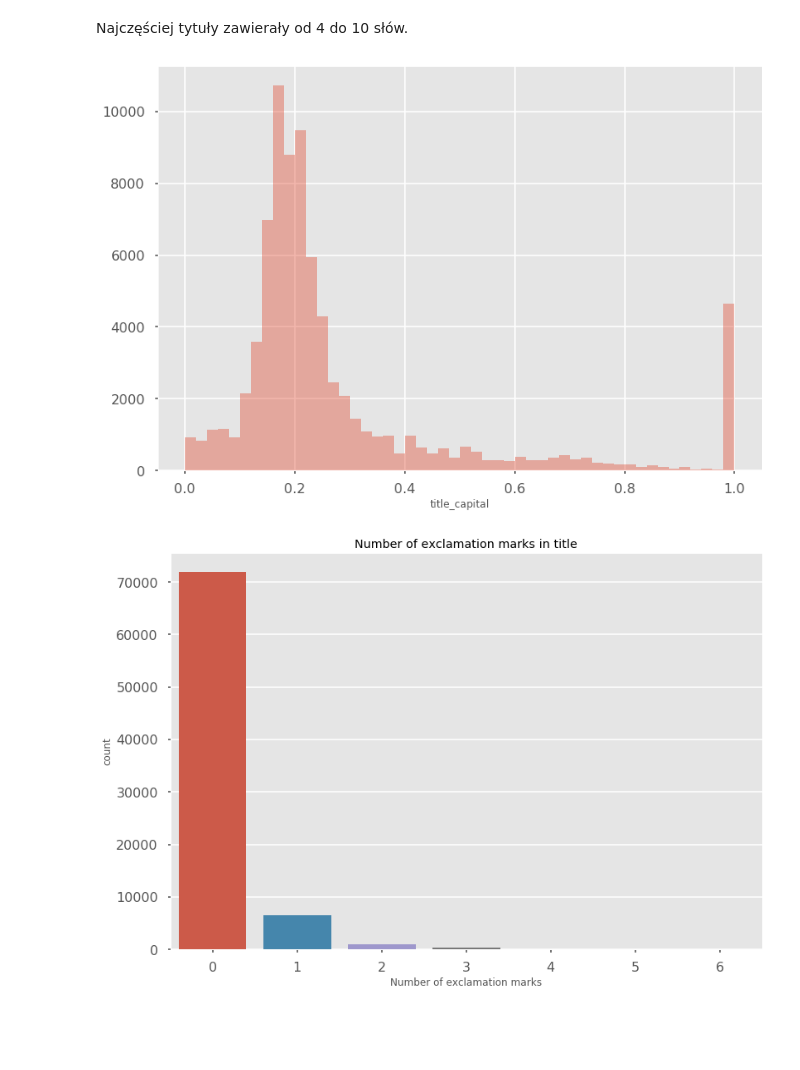
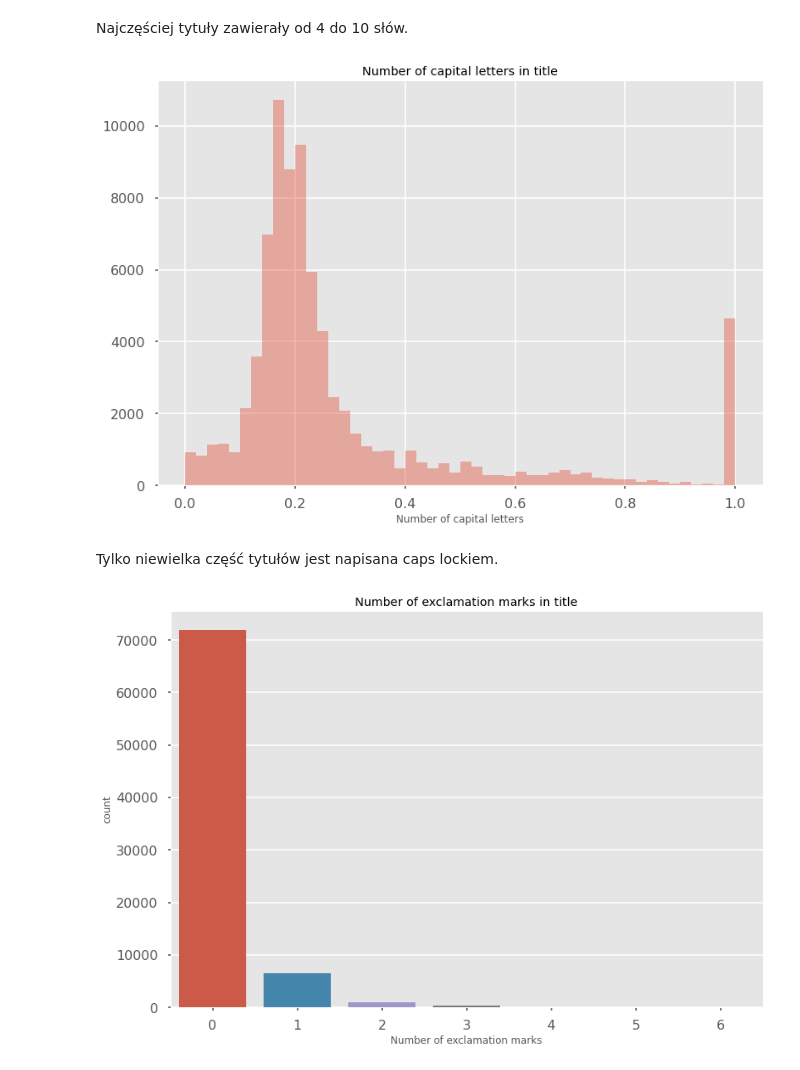
Before and after one commit to marrry/PED_YT, a Jupyter notebook: wstepne_wykresy.ipynb, the cells around one changed output. Saved outputs shown, nothing was run; the diff lists cells and outputs as text; code cells hidden in the pictures; blank space fills up the shorter version.

```diff
--- a/wstepne_wykresy.ipynb
+++ b/wstepne_wykresy.ipynb
@@ -557,8 +526,12 @@ plt.title('Number of words in title');
 Najczęściej tytuły zawierały od 4 do 10 słów.
 # %%
 sns.distplot(data.title_capital, kde=False);
+plt.xlabel("Number of capital letters");
+plt.title('Number of capital letters in title');
 # %% [output]
-[figure, old version]
+[figure, new version]
+# %% [markdown]
+Tylko niewielka część tytułów jest napisana caps lockiem.
 # %%
 sns.countplot(data.title_exc_count)
 plt.xlabel("Number of exclamation marks");
```
Also changed, not shown: parts of 12 cells of this notebook.
